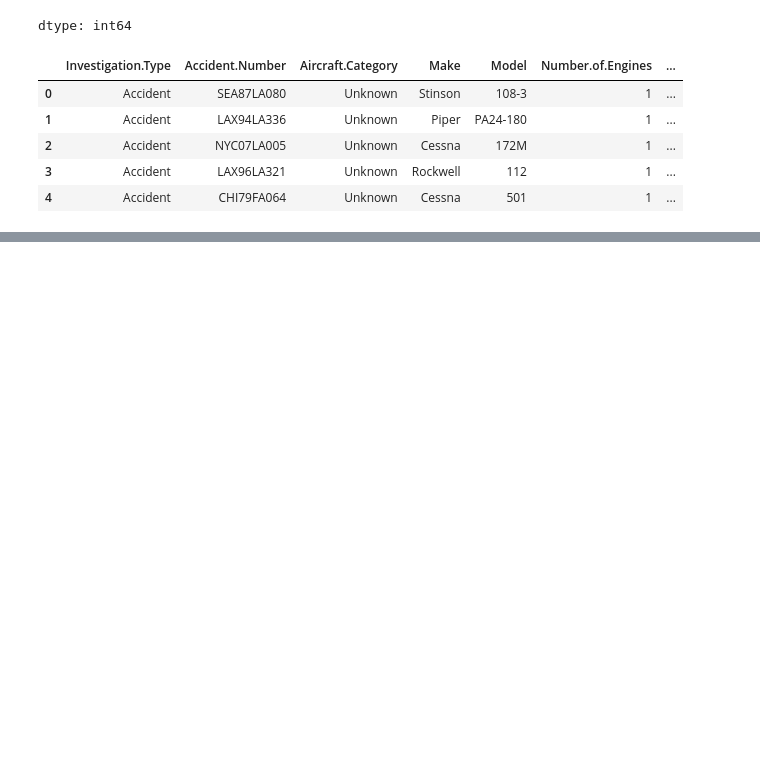
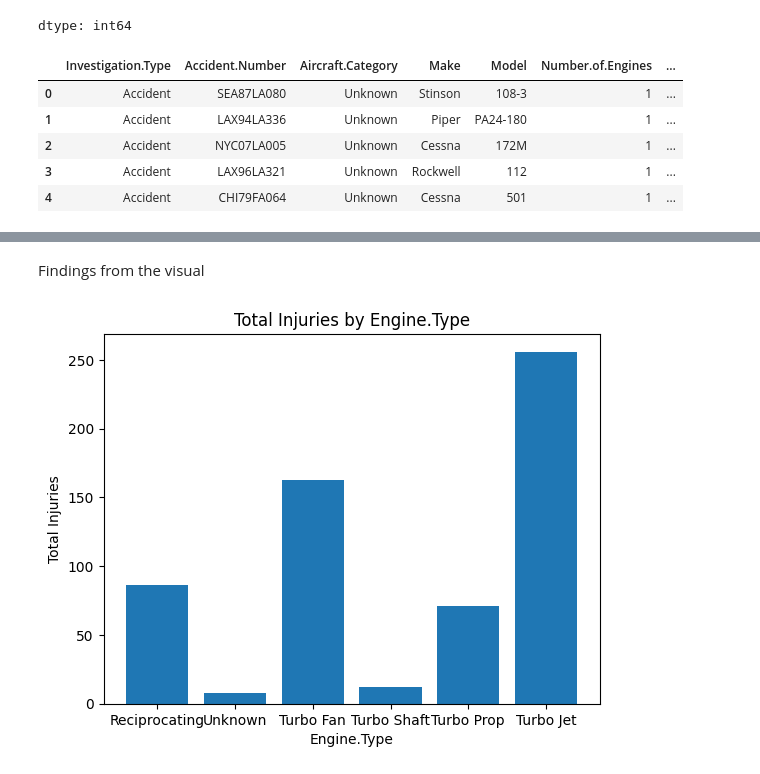
Before and after one commit to nelimaawuor-lgtm/Phase-1-project, a Jupyter notebook: Student.ipynb, the cells around one changed output, grey strips where cells are left out. Drawn from its saved outputs; the diff is of its cells as text; code cells hidden in the pictures; blank space fills up the shorter version.

```diff
--- a/Student.ipynb
+++ b/Student.ipynb
@@ -268,0 +320,12 @@ New_df.head()
+# %% [markdown]
+Findings from the visual
+# %%
+#Lets plot the Engine type against  injury totals
+plt.figure()
+plt.bar(New_df["Engine.Type"], New_df["Total.Injuries"])
+plt.xlabel("Engine.Type")
+plt.ylabel("Total Injuries")
+plt.title("Total Injuries by Engine.Type")
+plt.show()
+# %% [output]
+[figure, added]
```
Also changed, not shown: parts of 18 cells of this notebook.
